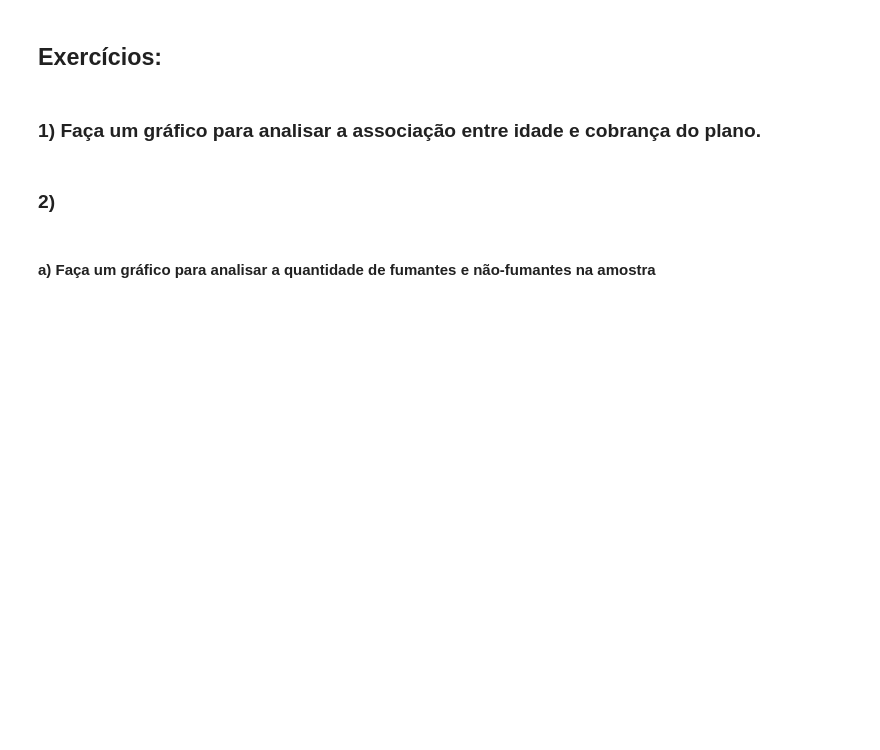
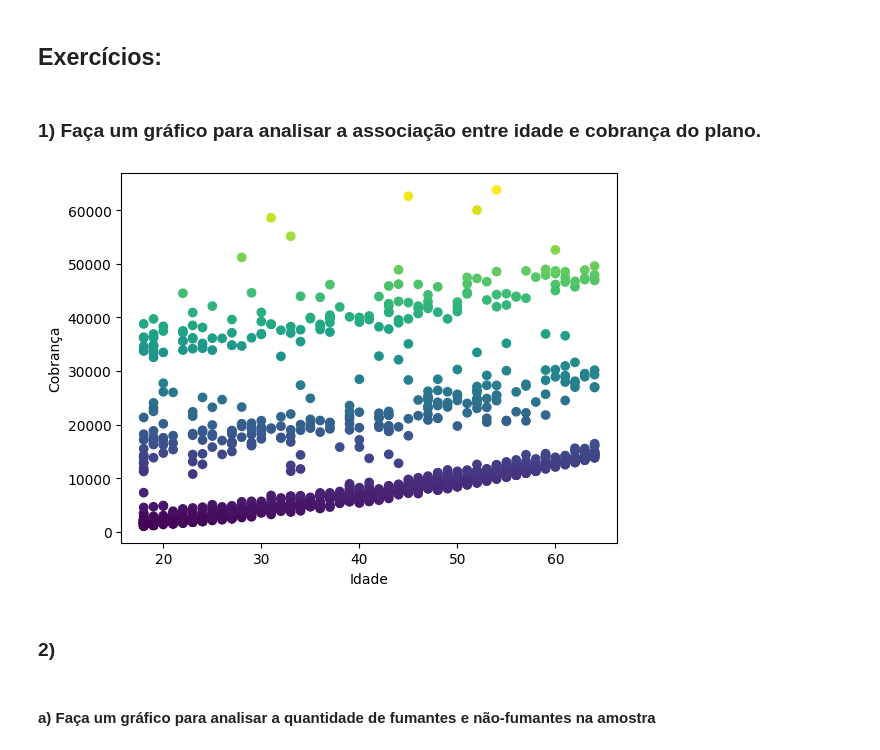
Before and after one commit to GvFreitas1/ListasdeExercicios-CursodePython2022, a Jupyter notebook: Aula 8 - Visualização de Dados/Lista - Visualização de dados.ipynb, the cells around one changed output. Saved outputs shown, nothing was run; the diff lists cells and outputs as text; code cells hidden in the pictures; blank space fills up the shorter version.

```diff
--- a/Aula 8 - Visualização de Dados/Lista - Visualização de dados.ipynb
+++ b/Aula 8 - Visualização de Dados/Lista - Visualização de dados.ipynb
@@ -73,6 +73,12 @@ dtype: int64
 ### 1) Faça um gráfico para analisar a associação entre idade e cobrança do plano.
 # %%
 ### SEU CÓDIGO COMEÇA AQUI ###
+plt.scatter(data['age'], data['charges'], c = data['charges'], cmap = 'viridis')
+plt.xlabel('Idade')
+plt.ylabel('Cobrança')
+plt.show()
+# %% [output]
+[figure, added]
 # %% [markdown]
 ### 2)
 # %% [markdown]
```
Also changed, not shown: parts of 4 cells of this notebook.
